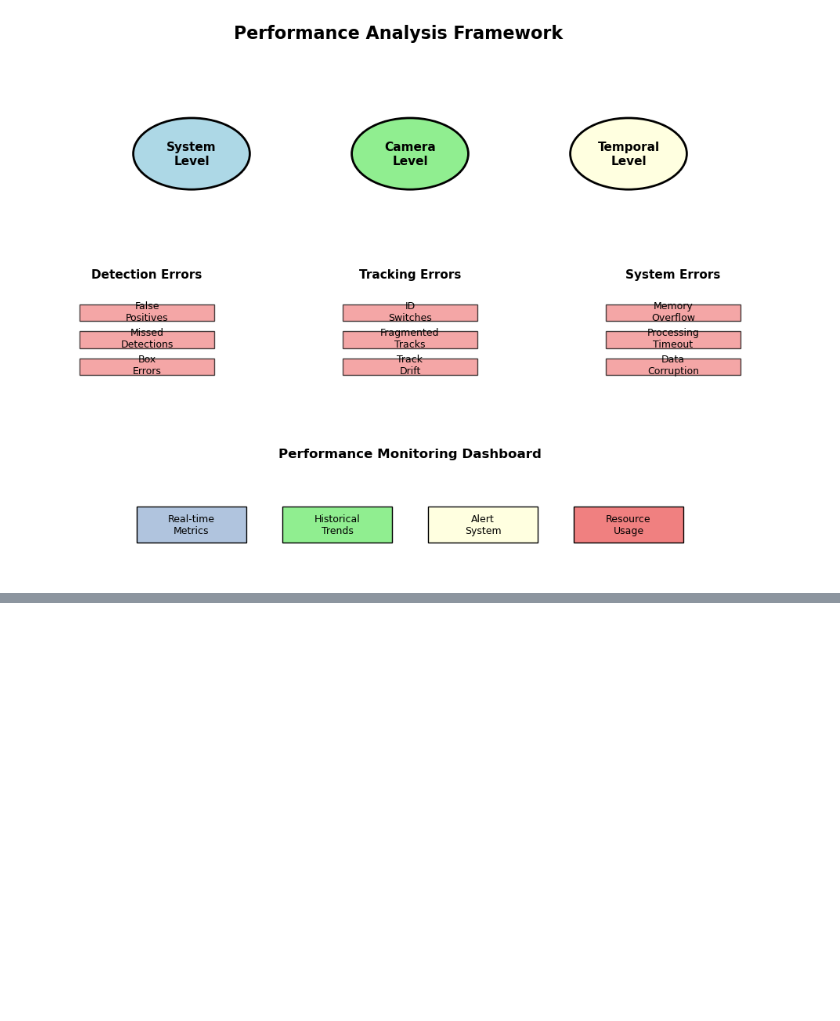
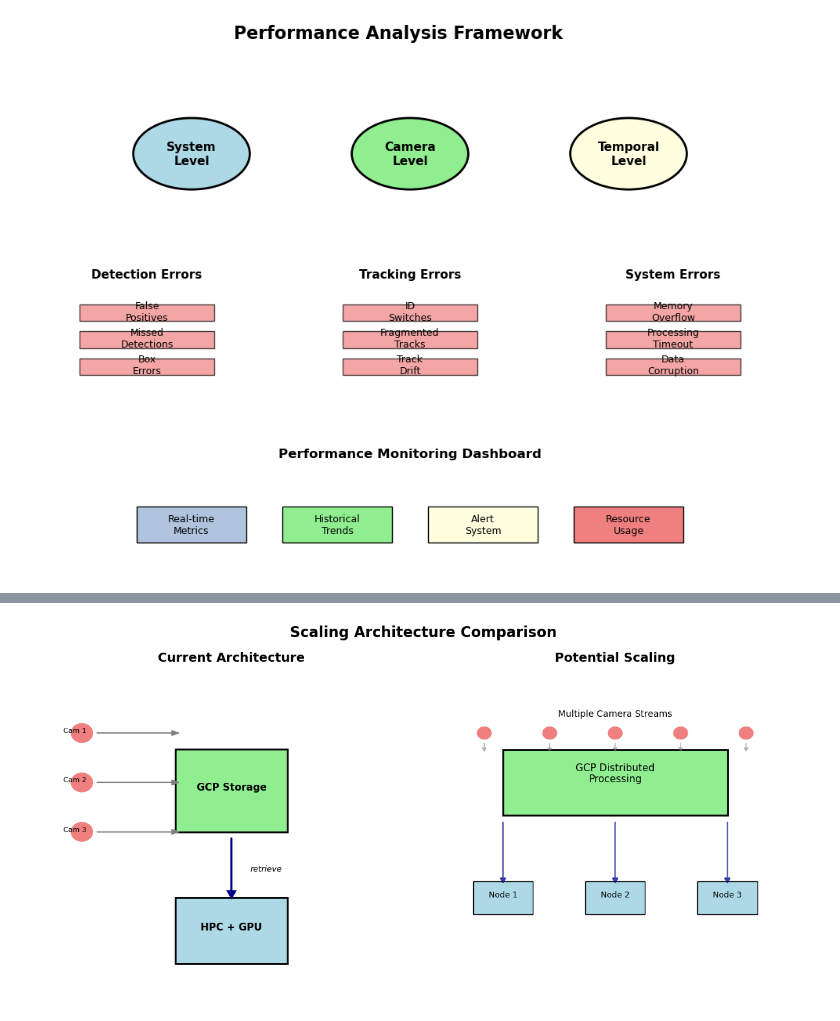
Before and after one commit to iTrauco/data-science-sad, a Jupyter notebook: notebooks/Traffic Vision Multi-Object Tracking - System Analysis and Design Proposal.ipynb, the cells around one changed output, grey strips where cells are left out. Saved outputs shown, nothing was run; the diff lists cells and outputs as text; code cells hidden in the pictures; blank space fills up the shorter version.

```diff
--- a/notebooks/Traffic Vision Multi-Object Tracking - System Analysis and Design Proposal.ipynb
+++ b/notebooks/Traffic Vision Multi-Object Tracking - System Analysis and Design Proposal.ipynb
@@ -1220,0 +1374,83 @@ plt.show()
+# %%
+import matplotlib.pyplot as plt
+import matplotlib.patches as patches
+import numpy as np
+
+# scaling methodology visualization
+fig, (ax1, ax2) = plt.subplots(1, 2, figsize=(12, 6))
+
+# current architecture (left)
+ax1.set_xlim(0, 10)
+ax1.set_ylim(0, 10)
+ax1.axis('off')
+ax1.set_title('Current Architecture', fontsize=14, fontweight='bold')
+
+# video cameras
+for i in range(3):
+    y = 8 - i * 1.5
+    cam = patches.Circle((1, y), 0.3, facecolor='lightcoral')
+    ax1.add_patch(cam)
+    ax1.text(0.5, y, f'Cam {i+1}', fontsize=8)
+
+# gcp storage
+gcp = patches.Rectangle((3.5, 5), 3, 2.5, facecolor='lightgreen',
+                       edgecolor='black', linewidth=2)
+ax1.add_patch(gcp)
+ax1.text(5, 6.25, 'GCP Storage', ha='center', fontsize=11, fontweight='bold')
+
+# arrows from cameras to gcp
+for i in range(3):
+    y = 8 - i * 1.5
+    ax1.arrow(1.4, y, 2, 0, head_width=0.15, head_length=0.2,
+             fc='gray', ec='gray')
+
+# hpc workstation
+hpc = patches.Rectangle((3.5, 1), 3, 2, facecolor='lightblue',
+                       edgecolor='black', linewidth=2)
+ax1.add_patch(hpc)
+ax1.text(5, 2, 'HPC + GPU', ha='center', fontsize=11, fontweight='bold')
+
+# arrow from gcp to hpc
+ax1.arrow(5, 4.8, 0, -1.6, head_width=0.2, head_length=0.2,
+         fc='darkblue', ec='darkblue', linewidth=2)
+ax1.text(5.5, 3.8, 'retrieve', fontsize=9, style='italic')
+
+# future scaling (right)
+ax2.set_xlim(0, 10)
+ax2.set_ylim(0, 10)
+ax2.axis('off')
+ax2.set_title('Potential Scaling', fontsize=14, fontweight='bold')
+
+# multiple processing nodes
+nodes = [(2, 3), (5, 3), (8, 3)]
+for i, (x, y) in enumerate(nodes):
+    node = patches.Rectangle((x-0.8, y-0.5), 1.6, 1,
+                           facecolor='lightblue', edgecolor='black')
+    ax2.add_patch(node)
+    ax2.text(x, y, f'Node {i+1}', ha='center', fontsize=9)
+
+# distributed gcp
+gcp_dist = patches.Rectangle((2, 5.5), 6, 2, facecolor='lightgreen',
+                           edgecolor='black', linewidth=2)
+ax2.add_patch(gcp_dist)
+ax2.text(5, 6.5, 'GCP Distributed\nProcessing', ha='center', fontsize=11)
+
+# connections from gcp to nodes
+for x, y in nodes:
+    ax2.arrow(x, 5.3, 0, -1.7, head_width=0.15, head_length=0.15,
+             fc='darkblue', ec='darkblue', alpha=0.7)
+
+# video sources
+ax2.text(5, 8.5, 'Multiple Camera Streams', ha='center', fontsize=10)
+for i in range(5):
+    x = 1.5 + i * 1.75
+    cam = patches.Circle((x, 8), 0.2, facecolor='lightcoral')
+    ax2.add_patch(cam)
+    ax2.arrow(x, 7.7, 0, -0.15, head_width=0.1, head_length=0.1,
+             fc='gray', ec='gray', alpha=0.5)
+
+plt.suptitle('Scaling Architecture Comparison', fontsize=16, fontweight='bold')
+plt.tight_layout()
+plt.show()
+# %% [output]
+[figure, added]
```
Also changed, not shown: parts of 7 cells of this notebook.
